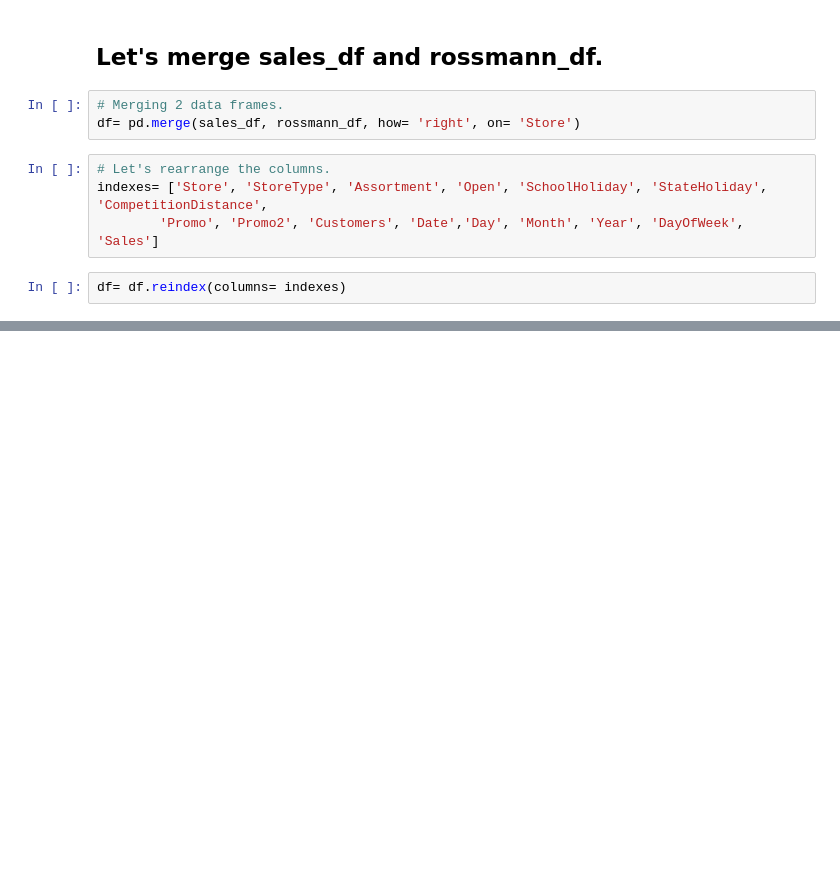
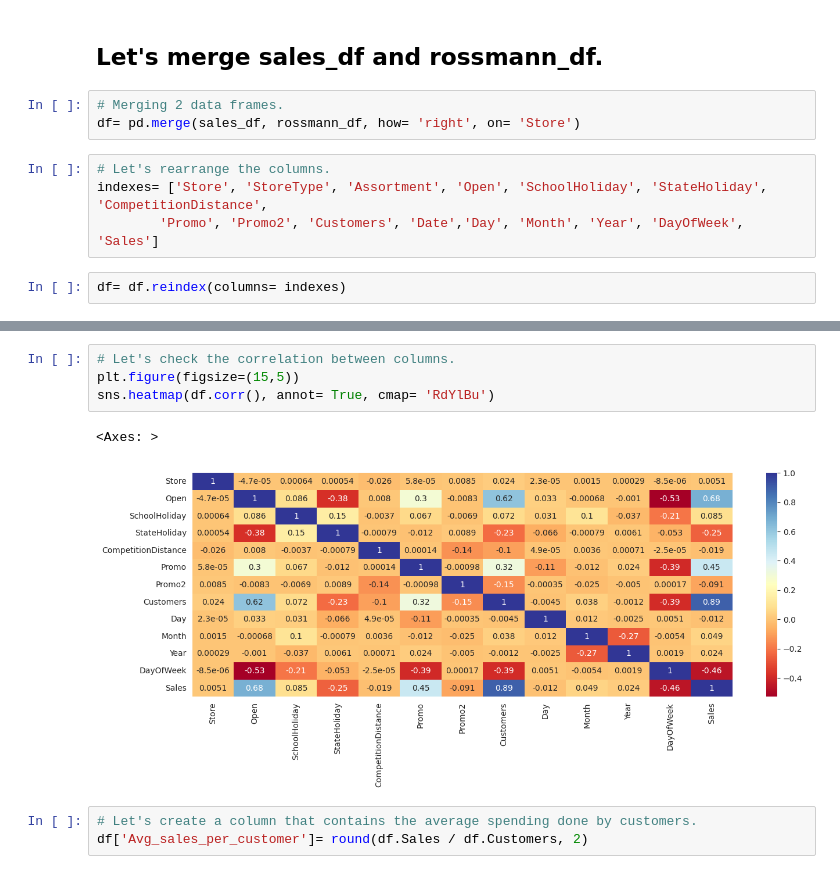
Before and after one commit to diptiranjan1998/Regression-Analysis-on-Retail-Sales-Prediction, a Jupyter notebook: Retail_sales_prediction.ipynb, the cells around one changed output, grey strips where cells are left out. Saved outputs shown, nothing was run; the diff lists cells and outputs as text; blank space fills up the shorter version.

```diff
--- a/Retail_sales_prediction.ipynb
+++ b/Retail_sales_prediction.ipynb
@@ -475,3 +475,13 @@ df.head()
 | 2 | 3 | a | a | 1 | 1 | 0 | 14130.0 | 1 | ... |
 | 3 | 4 | c | c | 1 | 1 | 0 | 620.0 | 1 | ... |
 | 4 | 5 | a | a | 1 | 1 | 0 | 29910.0 | 1 | ... |
+# %%
+# Let's check the correlation between columns.
+plt.figure(figsize=(15,5))
+sns.heatmap(df.corr(), annot= True, cmap= 'RdYlBu')
+# %% [output]
+<Axes: >
+[figure, added]
+# %%
+# Let's create a column that contains the average spending done by customers.
+df['Avg_sales_per_customer']= round(df.Sales / df.Customers, 2)
```
Also changed, not shown: parts of 2 cells of this notebook.
